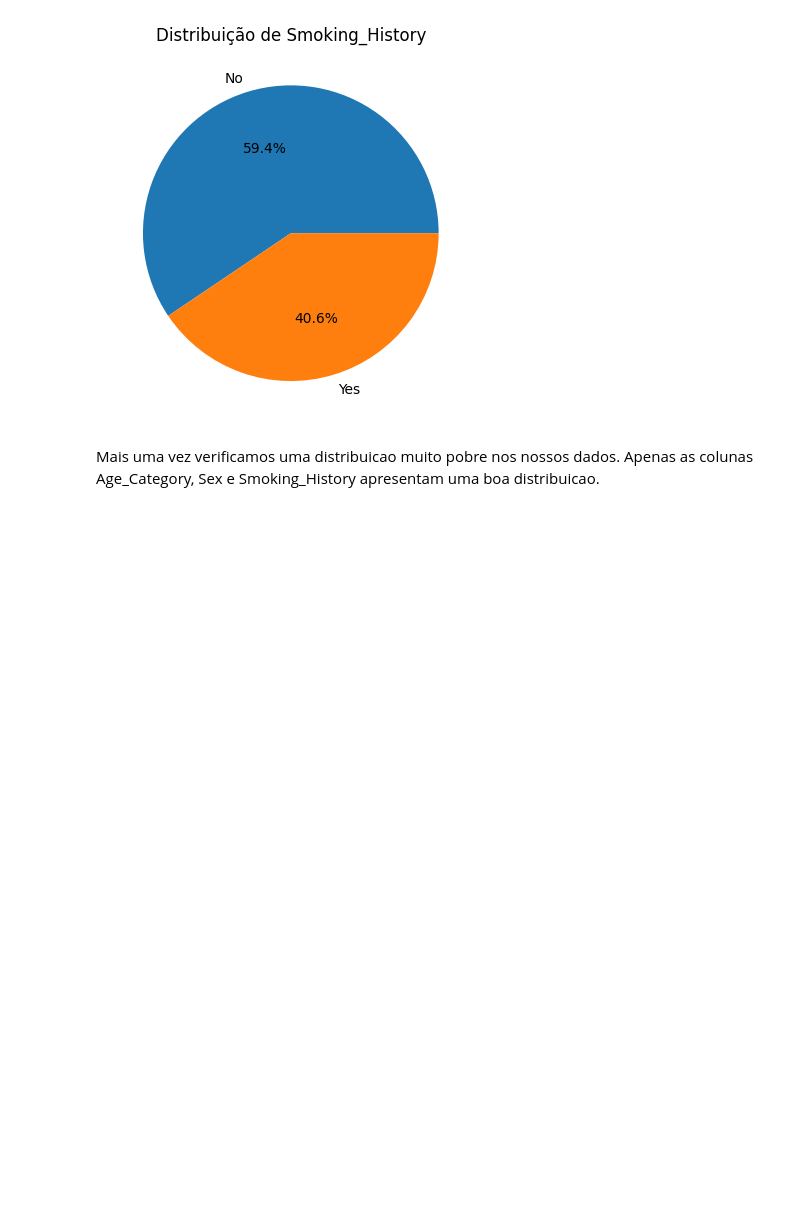
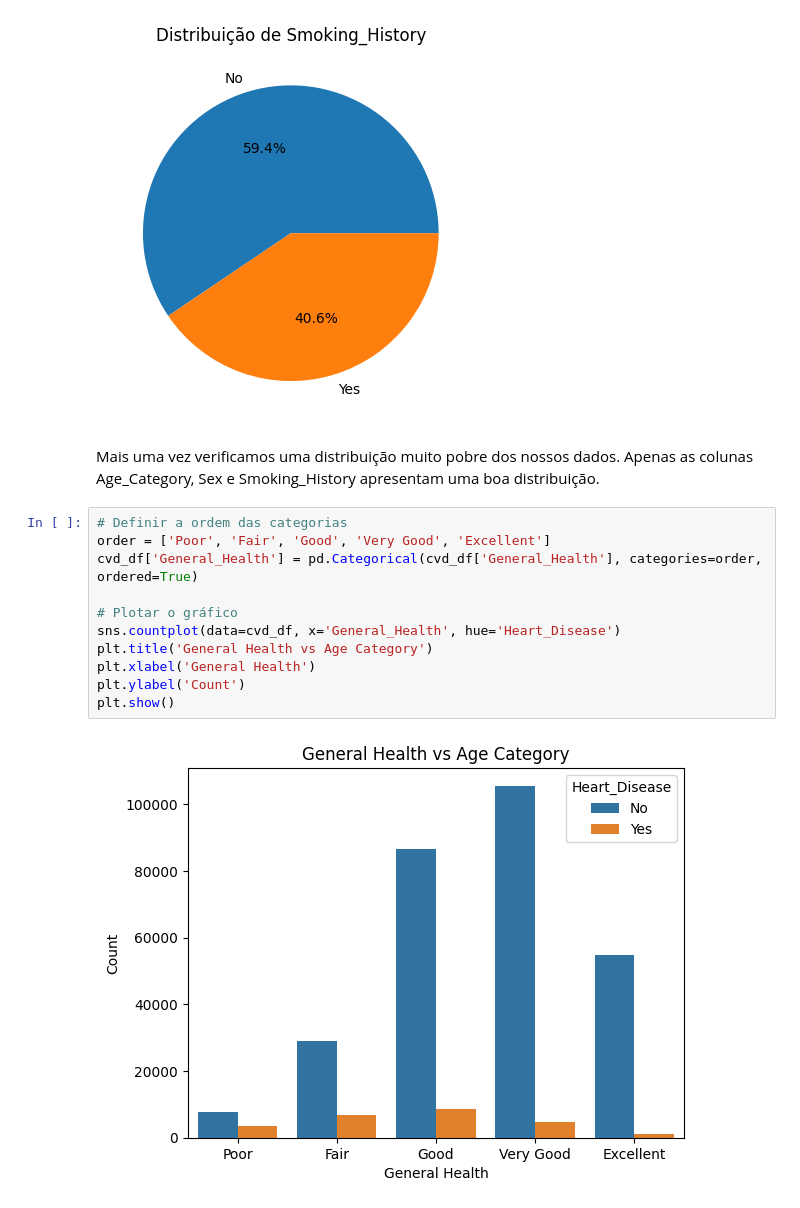
Before and after one commit to tjpoa/ProjetoIAA, a Jupyter notebook: notebooks/DataUnderstanding.ipynb, the cells around one changed output. Cells and saved outputs as stored; diff of their text form; blank space fills up the shorter version.

Commit message:
DU
explorei algumas relações dos dados

```diff
--- a/notebooks/DataUnderstanding.ipynb
+++ b/notebooks/DataUnderstanding.ipynb
@@ -214,4 +230,17 @@ for var in discrete_vars:
 [figure]
 [figure]
 # %% [markdown]
-Mais uma vez verificamos uma distribuicao muito pobre nos nossos dados. Apenas as colunas Age_Category, Sex e Smoking_History apresentam uma boa distribuicao.
+Mais uma vez verificamos uma distribuição muito pobre dos nossos dados. Apenas as colunas Age_Category, Sex e Smoking_History apresentam uma boa distribuição.
+# %%
+# Definir a ordem das categorias
+order = ['Poor', 'Fair', 'Good', 'Very Good', 'Excellent']
+cvd_df['General_Health'] = pd.Categorical(cvd_df['General_Health'], categories=order, ordered=True)
+
+# Plotar o gráfico
+sns.countplot(data=cvd_df, x='General_Health', hue='Heart_Disease')
+plt.title('General Health vs Age Category')
+plt.xlabel('General Health')
+plt.ylabel('Count')
+plt.show()
+# %% [output]
+[figure, added]
```
Also changed, not shown: parts of 27 cells of this notebook, 2 other files.
